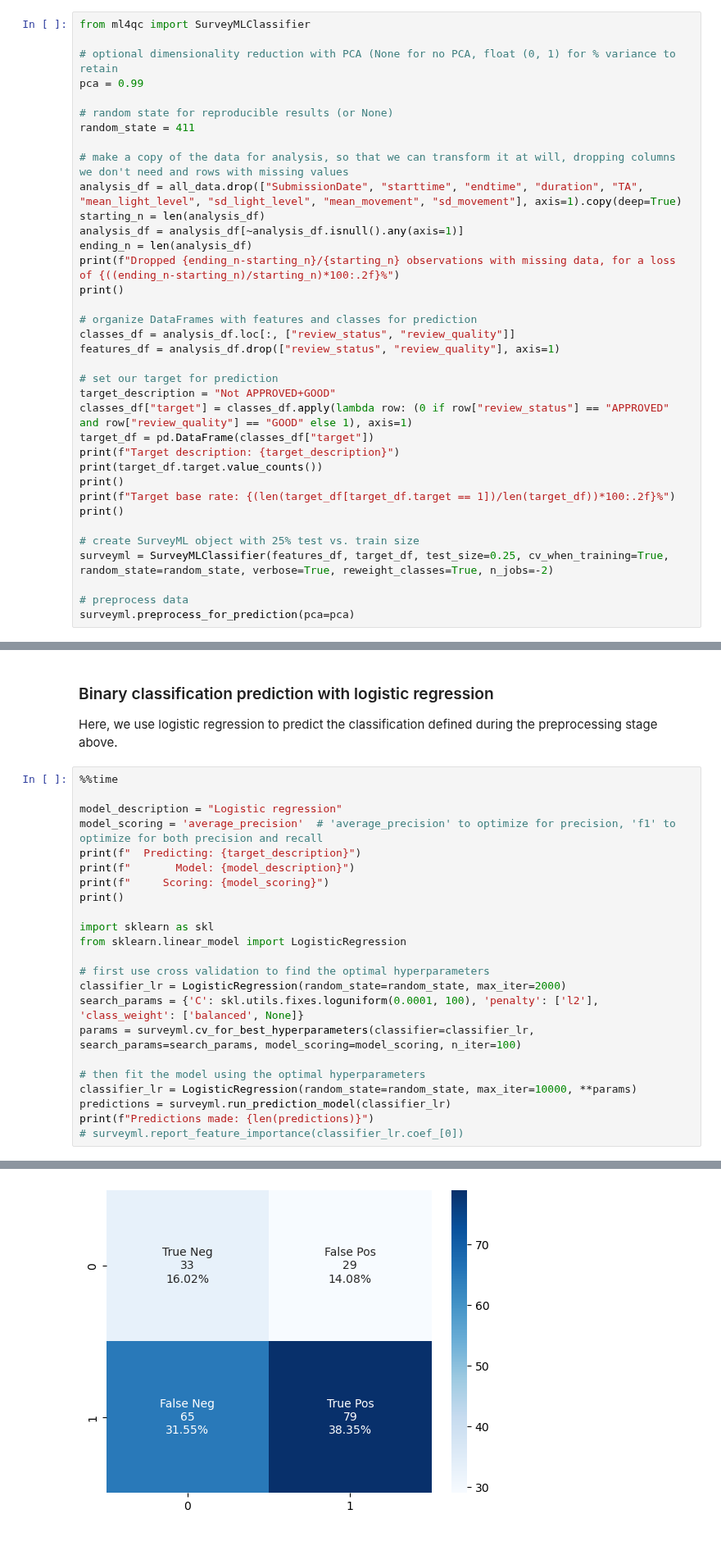
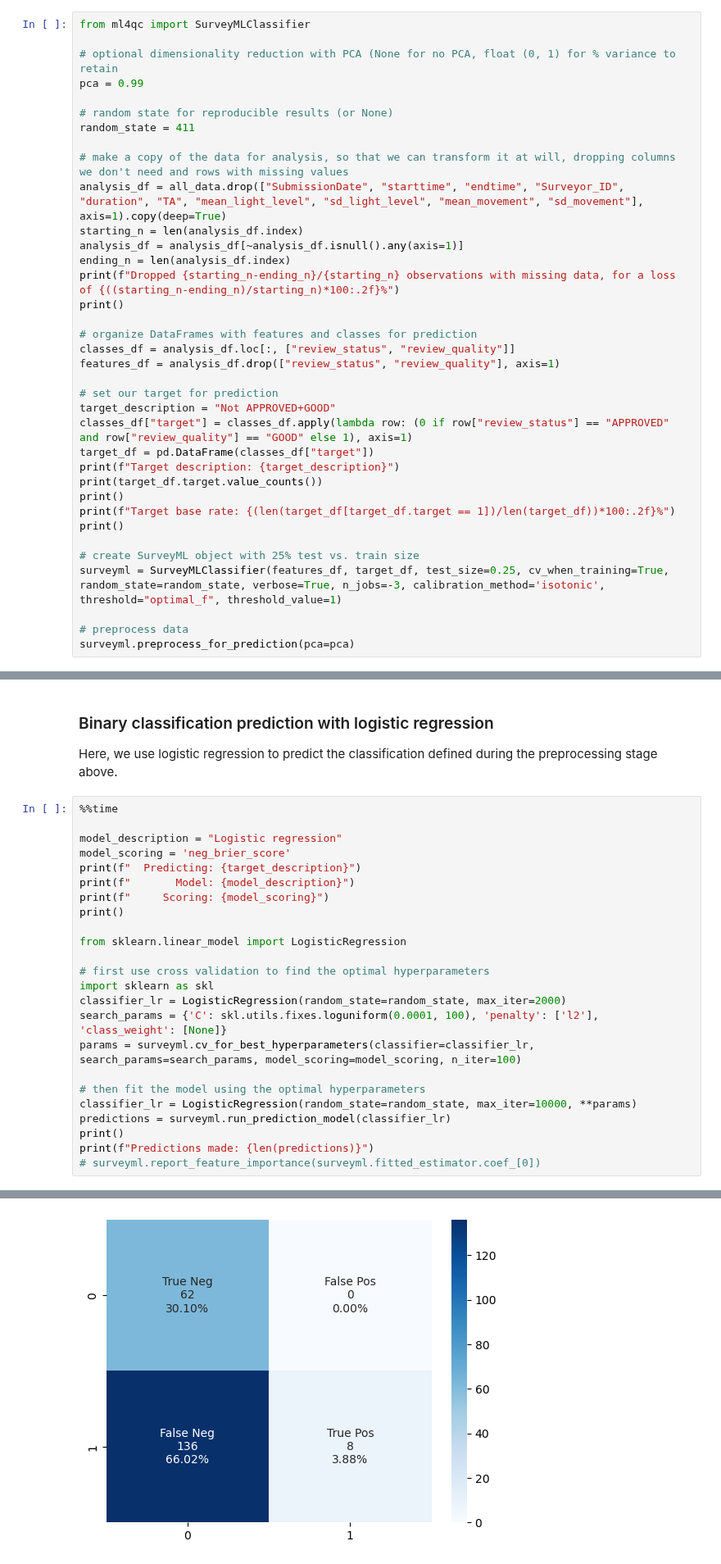
Before and after one commit to higherbar-ai/ml4qc, a Jupyter notebook: src/ml4qc-capi1-example.ipynb, the cells around one changed output, grey strips where cells are left out. Shown at 82% size. Drawn from its saved outputs; the diff is of its cells as text.

```diff
--- a/src/ml4qc-capi1-example.ipynb
+++ b/src/ml4qc-capi1-example.ipynb
@@ -116,11 +120,11 @@ pca = 0.99
 random_state = 411
 
 # make a copy of the data for analysis, so that we can transform it at will, dropping columns we don't need and rows with missing values
-analysis_df = all_data.drop(["SubmissionDate", "starttime", "endtime", "duration", "TA", "mean_light_level", "sd_light_level", "mean_movement", "sd_movement"], axis=1).copy(deep=True)
-starting_n = len(analysis_df)
+analysis_df = all_data.drop(["SubmissionDate", "starttime", "endtime", "Surveyor_ID", "duration", "TA", "mean_light_level", "sd_light_level", "mean_movement", "sd_movement"], axis=1).copy(deep=True)
+starting_n = len(analysis_df.index)
 analysis_df = analysis_df[~analysis_df.isnull().any(axis=1)]
-ending_n = len(analysis_df)
-print(f"Dropped {ending_n-starting_n}/{starting_n} observations with missing data, for a loss of {((ending_n-starting_n)/starting_n)*100:.2f}%")
+ending_n = len(analysis_df.index)
+print(f"Dropped {starting_n-ending_n}/{starting_n} observations with missing data, for a loss of {((starting_n-ending_n)/starting_n)*100:.2f}%")
 print()
 
 # organize DataFrames with features and classes for prediction
@@ -138,7 +142,7 @@ print(f"Target base rate: {(len(target_df[target_df.target == 1])/len(target_df)
 print()
 
 # create SurveyML object with 25% test vs. train size
-surveyml = SurveyMLClassifier(features_df, target_df, test_size=0.25, cv_when_training=True, random_state=random_state, verbose=True, reweight_classes=True, n_jobs=-2)
+surveyml = SurveyMLClassifier(features_df, target_df, test_size=0.25, cv_when_training=True, random_state=random_state, verbose=True, n_jobs=-3, calibration_method='isotonic', threshold="optimal_f", threshold_value=1)
 
 # preprocess data
 surveyml.preprocess_for_prediction(pca=pca)
@@ -204,25 +208,26 @@ Here, we use logistic regression to predict the classification defined during th
 %%time
 
 model_description = "Logistic regression"
-model_scoring = 'average_precision'  # 'average_precision' to optimize for precision, 'f1' to optimize for both precision and recall
+model_scoring = 'neg_brier_score'
 print(f"  Predicting: {target_description}")
 print(f"       Model: {model_description}")
 print(f"     Scoring: {model_scoring}")
 print()
 
-import sklearn as skl
 from sklearn.linear_model import LogisticRegression
 
 # first use cross validation to find the optimal hyperparameters
+import sklearn as skl
 classifier_lr = LogisticRegression(random_state=random_state, max_iter=2000)
-search_params = {'C': skl.utils.fixes.loguniform(0.0001, 100), 'penalty': ['l2'], 'class_weight': ['balanced', None]}
+search_params = {'C': skl.utils.fixes.loguniform(0.0001, 100), 'penalty': ['l2'], 'class_weight': [None]}
 params = surveyml.cv_for_best_hyperparameters(classifier=classifier_lr, search_params=search_params, model_scoring=model_scoring, n_iter=100)
 
 # then fit the model using the optimal hyperparameters
 classifier_lr = LogisticRegression(random_state=random_state, max_iter=10000, **params)
 predictions = surveyml.run_prediction_model(classifier_lr)
+print()
 print(f"Predictions made: {len(predictions)}")
-# surveyml.report_feature_importance(classifier_lr.coef_[0])
+# surveyml.report_feature_importance(surveyml.fitted_estimator.coef_[0])
 # %% [output]
   Predicting: Not APPROVED+GOOD
        Model: Logistic regression
@@ -258 +271 @@ weighted avg       0.61      0.54      0.56       206
-[figure, old version]
+[figure, new version]
```
Also changed, not shown: parts of 9 cells of this notebook, 22 other files.
